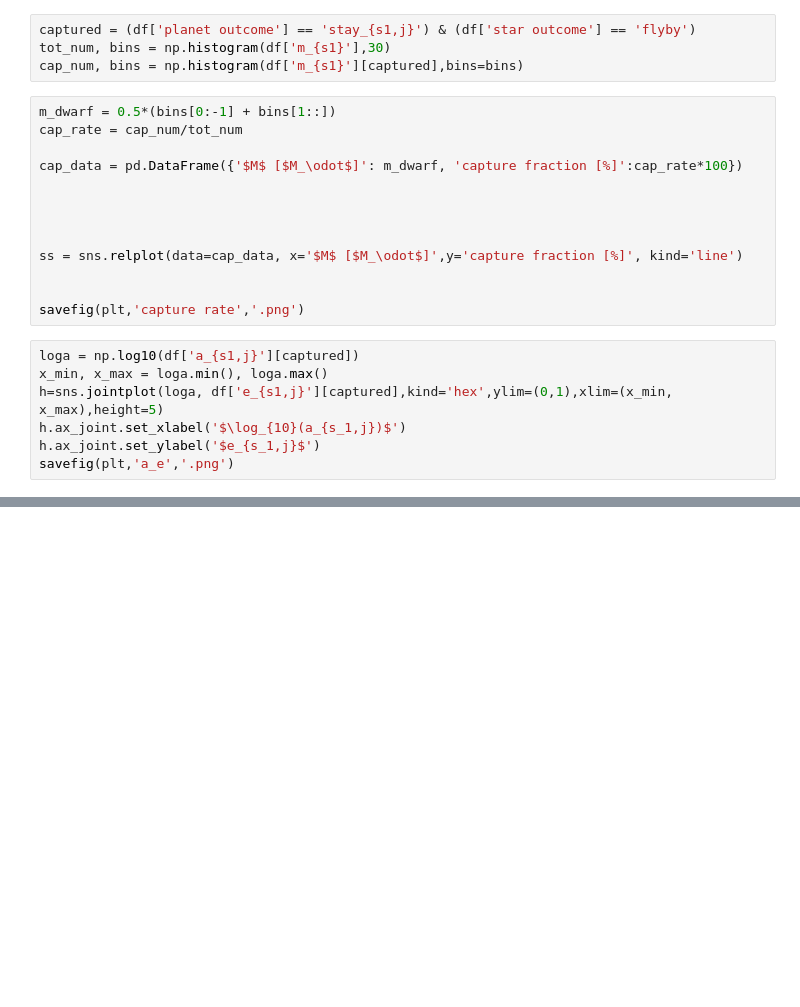
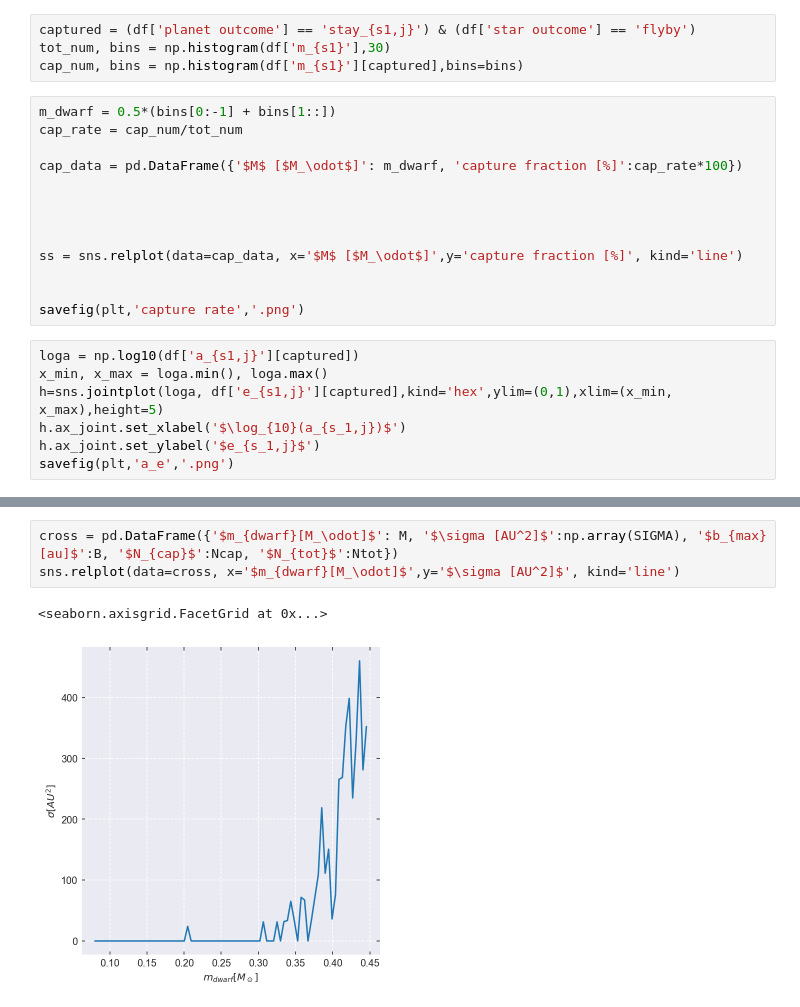
Before and after one commit to YihanWangAstro/giant-planet, a Jupyter notebook: process/giant-planet.ipynb, the cells around one changed output, grey strips where cells are left out. Saved outputs shown, nothing was run; the diff lists cells and outputs as text; blank space fills up the shorter version.

```diff
--- a/process/giant-planet.ipynb
+++ b/process/giant-planet.ipynb
@@ -318,0 +389,6 @@ savefig(plt,'a_e','.png')
+# %%
+cross = pd.DataFrame({'$m_{dwarf}[M_\odot]$': M, '$\sigma [AU^2]$':np.array(SIGMA), '$b_{max} [au]$':B, '$N_{cap}$':Ncap, '$N_{tot}$':Ntot})
+sns.relplot(data=cross, x='$m_{dwarf}[M_\odot]$',y='$\sigma [AU^2]$', kind='line')
+# %% [output]
+<seaborn.axisgrid.FacetGrid at 0x...>
+[figure, added]
```
Also changed, not shown: parts of 8 cells of this notebook, 1 other file.
